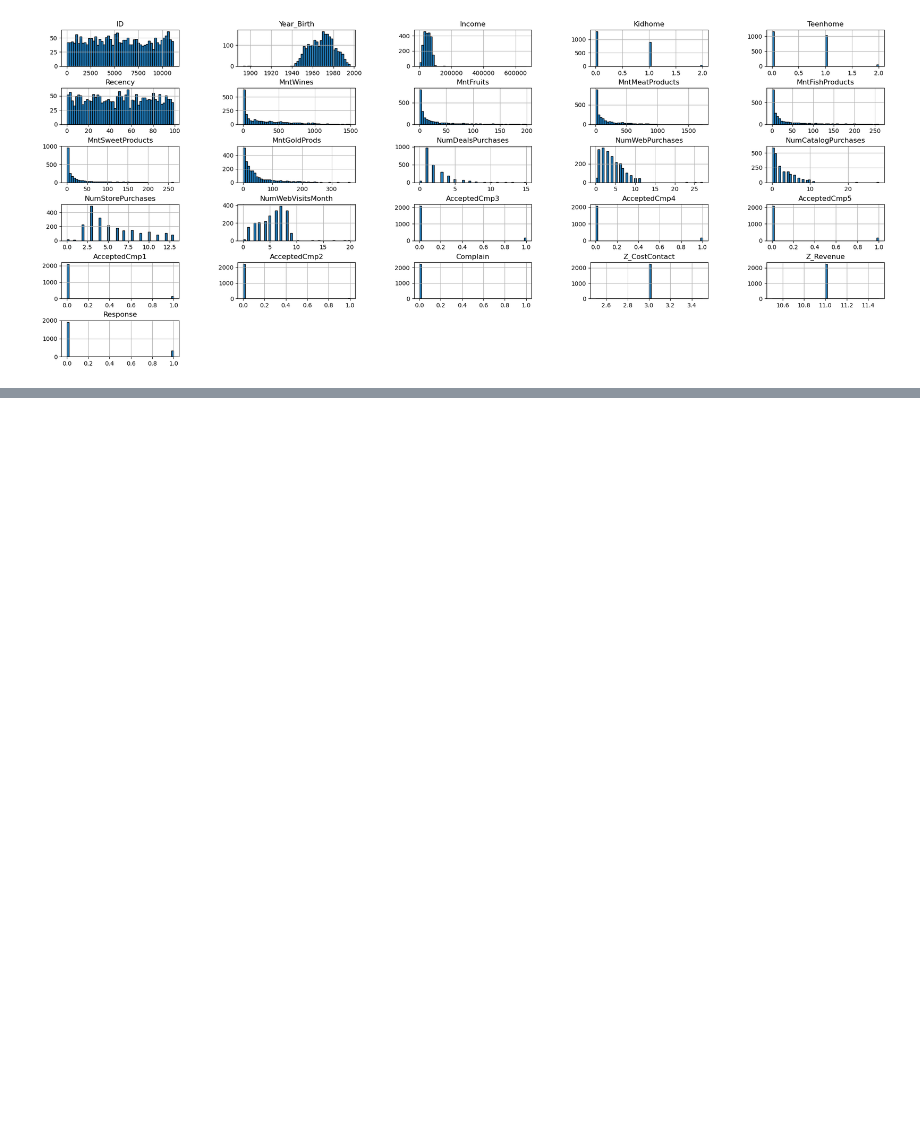
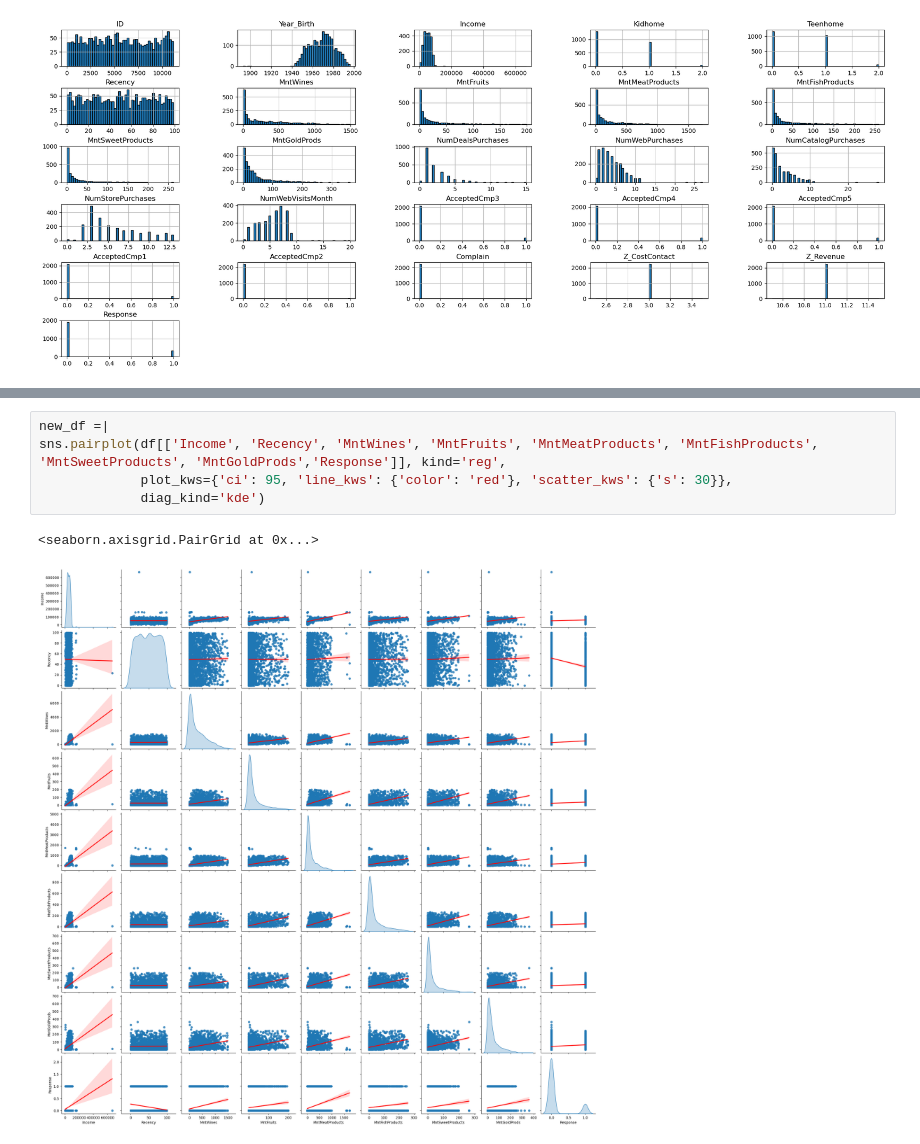
Before and after one commit to paezagustin/ML_2025, a Jupyter notebook: CLASE_7.ipynb, the cells around one changed output, grey strips where cells are left out. Cells and saved outputs as stored; diff of their text form; blank space fills up the shorter version.

```diff
--- a/CLASE_7.ipynb
+++ b/CLASE_7.ipynb
@@ -68,0 +98,8 @@ plt.show()
+# %%
+new_df =|
+sns.pairplot(df[['Income', 'Recency', 'MntWines', 'MntFruits', 'MntMeatProducts', 'MntFishProducts', 'MntSweetProducts', 'MntGoldProds','Response']], kind='reg',
+             plot_kws={'ci': 95, 'line_kws': {'color': 'red'}, 'scatter_kws': {'s': 30}},
+             diag_kind='kde')
+# %% [output]
+<seaborn.axisgrid.PairGrid at 0x...>
+[figure, added]
```
Also changed, not shown: parts of 6 cells of this notebook, 1 other file.
